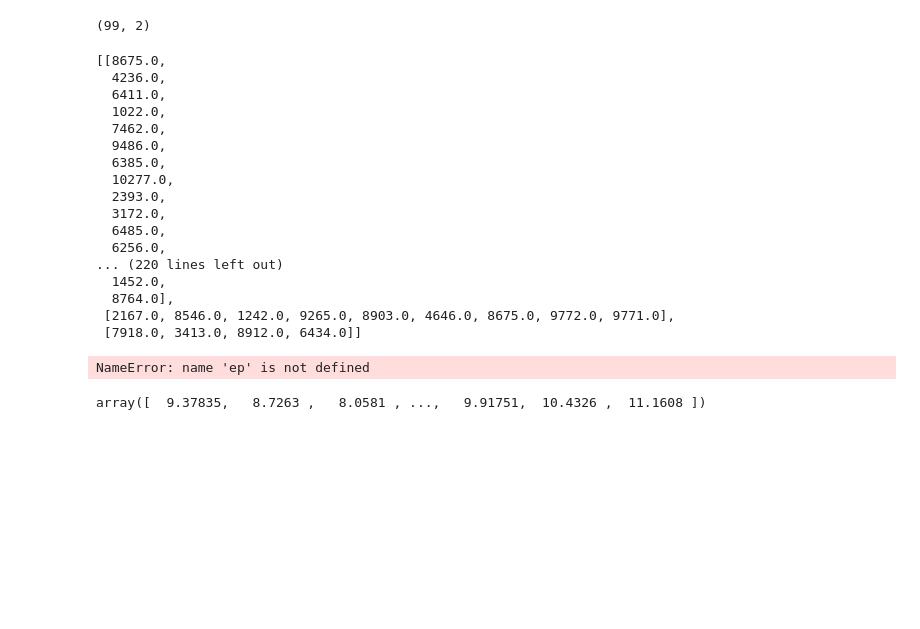
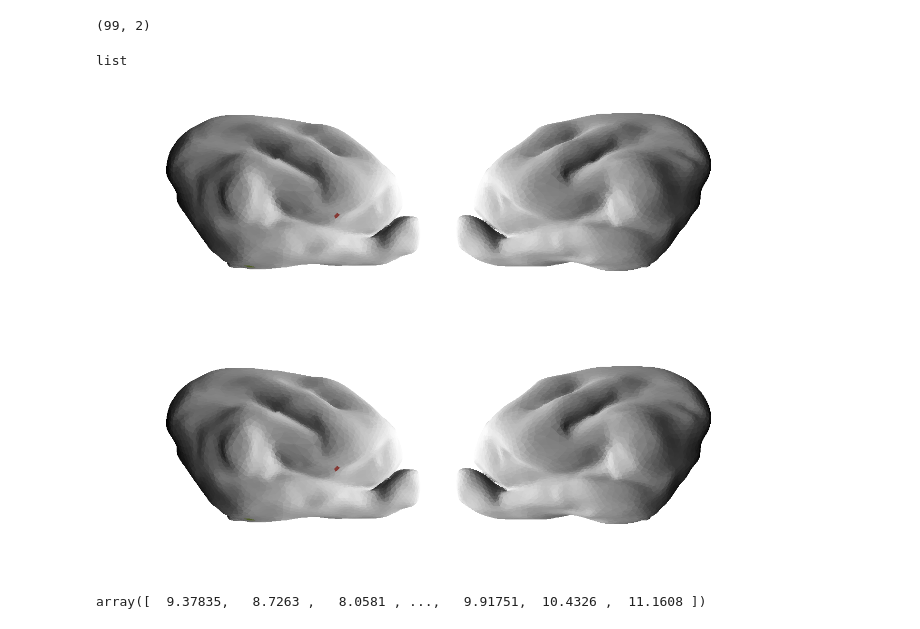
Before and after one commit to celinede/scripts4DWI_dipy_brainhack, a Jupyter notebook: sulciComputation&endpointsVisualization.ipynb, the cells around one changed output. Drawn from its saved outputs; the diff is of its cells as text; code cells hidden in the pictures; blank space fills up the shorter version.

```diff
--- a/sulciComputation&endpointsVisualization.ipynb
+++ b/sulciComputation&endpointsVisualization.ipynb
@@ -105,7 +105,7 @@ plt.scatter(endpoints[0],endpoints[1])
 # %%
 path2 = '/Users/ghfc/Desktop/'
 # %%
-fendpoints = path2+'P8_F10_endpoints.txt'
+fendpoints = path+'P8_F10_endpoints.txt'
 endpoints = loadtxt(fendpoints)
 # %%
 len(endpoints)/10
@@ -193,39 +193,24 @@ pep.append(p1)
 pep.append(p2)
 pep.append(p3)
 pep.append(p4)
-# %%
-pep
-# %% [output]
-[[8675.0,
-  4236.0,
-  6411.0,
-  1022.0,
-  7462.0,
-  9486.0,
-  6385.0,
-  10277.0,
-  2393.0,
-  3172.0,
-  6485.0,
-  6256.0,
-... (220 lines left out)
-  1452.0,
-  8764.0],
- [2167.0, 8546.0, 1242.0, 9265.0, 8903.0, 4646.0, 8675.0, 9772.0, 9771.0],
- [7918.0, 3413.0, 8912.0, 6434.0]]
+# %%
+type(pep)
+# %% [output]
+list
 # %%
 for i in ep:
     data_[i] = 100
 # %%
 sns.set_context('poster')
 sns.set_style("white")
 
-plot_surf.create_fig( coords=p, faces=t, labels=ep, azims=[0, 180], elevs=[270, 0], sulc=sulc, cpal='hls')
+plot_surf.create_fig( coords=p, faces=t, labels=pep, azims=[90, 270], elevs=[0, 0], sulc=sulc, cpal='hls')
 #plt.savefig(path+'P16_F21_sulc_fig.png')
 
-plt.scatter(endpoints[0],endpoints[1])
+#plt.scatter(endpoints[0],endpoints[1])
 # %% [output]
-NameError: name 'ep' is not defined
+[figure, added]
+[figure, added]
 # %%
 p[:,0]
 # %% [output]
```
Also changed, not shown: parts of 3 cells of this notebook, 1 other file.
